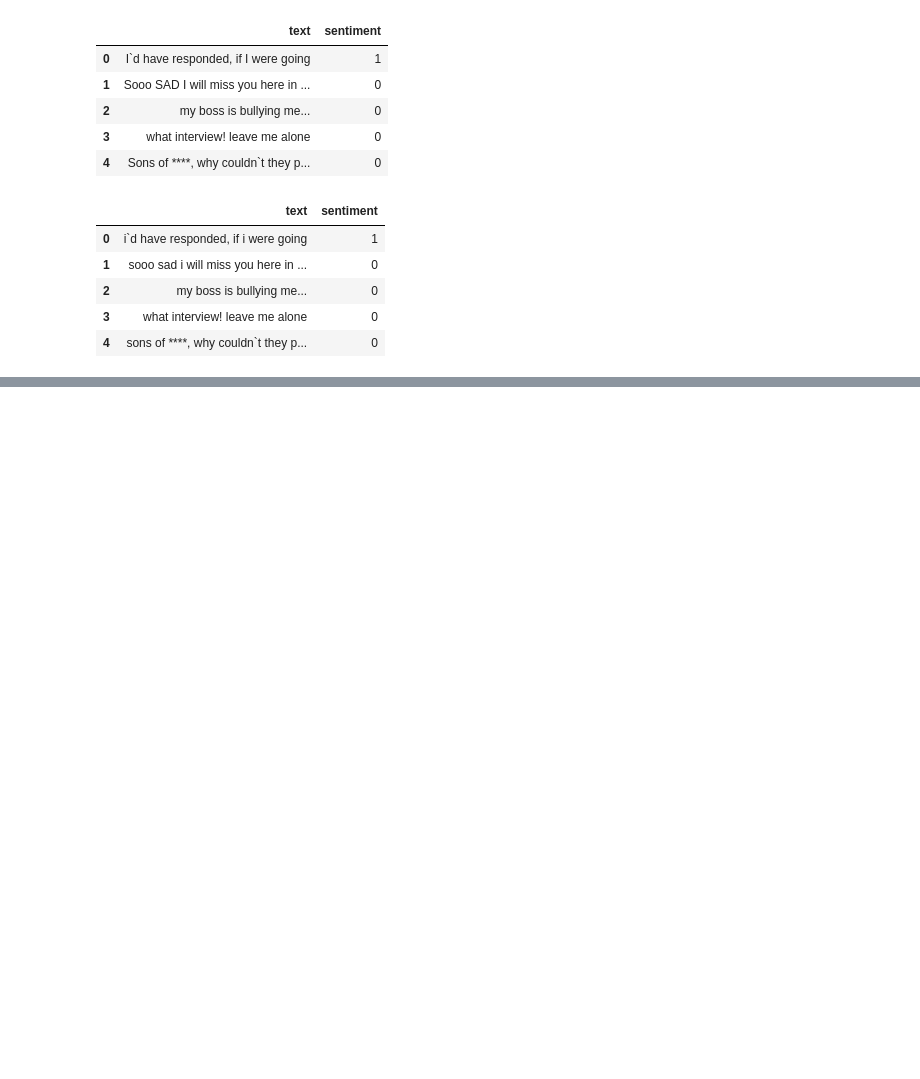
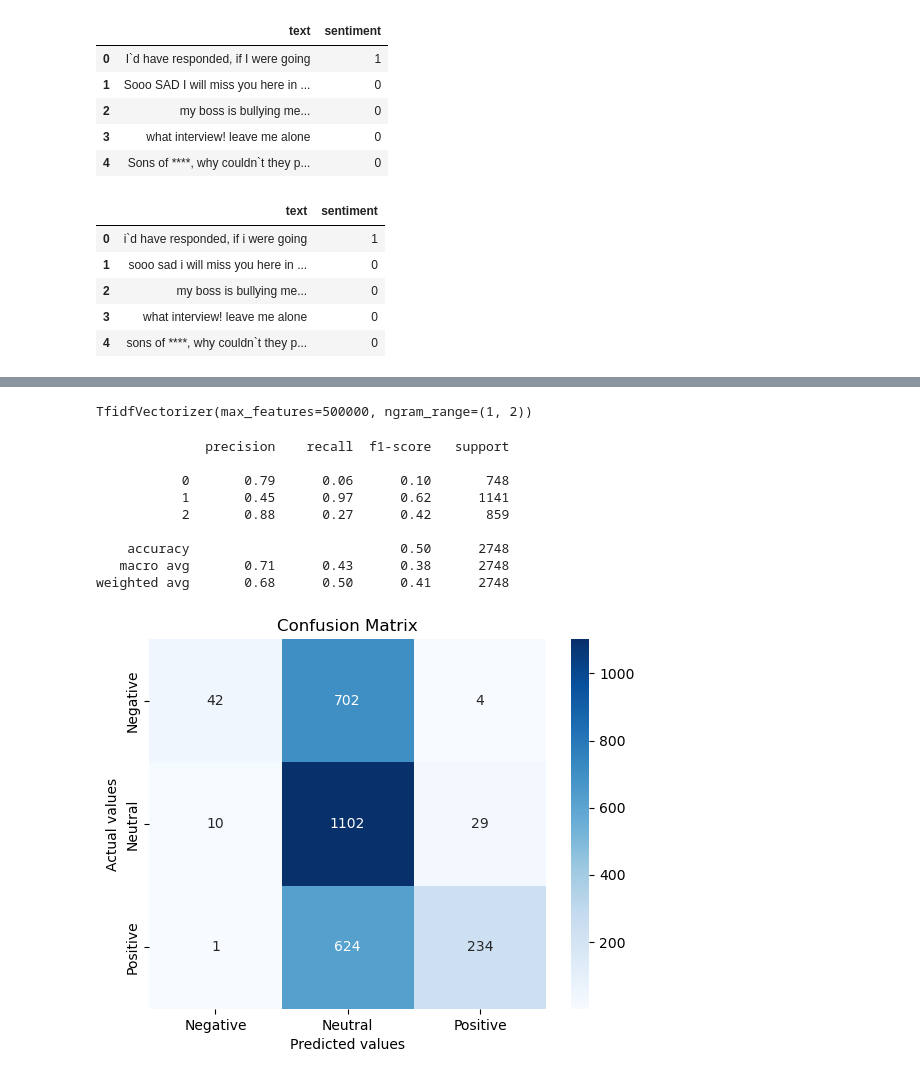
Before and after one commit to mart-jdlm/AI_FinalProject, a Jupyter notebook: TweetSentimentAnalysis.ipynb, the cells around one changed output, grey strips where cells are left out. Cells and saved outputs as stored; diff of their text form; code cells hidden in the pictures; blank space fills up the shorter version.

```diff
--- a/TweetSentimentAnalysis.ipynb
+++ b/TweetSentimentAnalysis.ipynb
@@ -130,0 +164,44 @@ tweet['cleaned_text'] = tweet['text'].apply(clean_text)
+# %%
+X_train, X_test, y_train, y_test = train_test_split(x,y,test_size = 0.1, random_state = 42)
+# %%
+vectoriser = TfidfVectorizer(ngram_range=(1,2), max_features=500000)
+vectoriser.fit(X_train)
+# %% [output]
+TfidfVectorizer(max_features=500000, ngram_range=(1, 2))
+# %%
+X_train = vectoriser.transform(X_train)
+X_test  = vectoriser.transform(X_test)
+# %%
+def model_Evaluate(model):
+    # Predict values for Test dataset
+    y_pred = model.predict(X_test)
+    # Print the evaluation metrics for the dataset.
+    print(classification_report(y_test, y_pred))
+    # Compute and plot the Confusion matrix
+    cf_matrix = confusion_matrix(y_test, y_pred)
+    categories = ['Negative','Neutral','Positive']
+    group_names = ['True Neg','False Pos', 'False Neg','True Pos']
+    group_percentages = ['{0:.2%}'.format(value) for value in cf_matrix.flatten() / np.sum(cf_matrix)]
+    labels = [f'{v1}n{v2}' for v1, v2 in zip(group_names,group_percentages)]
+    labels = np.asarray(labels).reshape(2,2)
+    sns.heatmap(cf_matrix, annot = True, cmap = 'Blues',fmt = '',
+    xticklabels = categories, yticklabels = categories)
+    plt.xlabel("Predicted values")
+    plt.ylabel("Actual values")
+    plt.title ("Confusion Matrix")
+# %%
+BNBmodel = BernoulliNB()
+BNBmodel.fit(X_train, y_train)
+model_Evaluate(BNBmodel)
+y_pred1 = BNBmodel.predict(X_test)
+# %% [output]
+              precision    recall  f1-score   support
+
+           0       0.79      0.06      0.10       748
+           1       0.45      0.97      0.62      1141
+           2       0.88      0.27      0.42       859
+
+    accuracy                           0.50      2748
+   macro avg       0.71      0.43      0.38      2748
+weighted avg       0.68      0.50      0.41      2748
+[figure, added]
```
Also changed, not shown: parts of 6 cells of this notebook.
